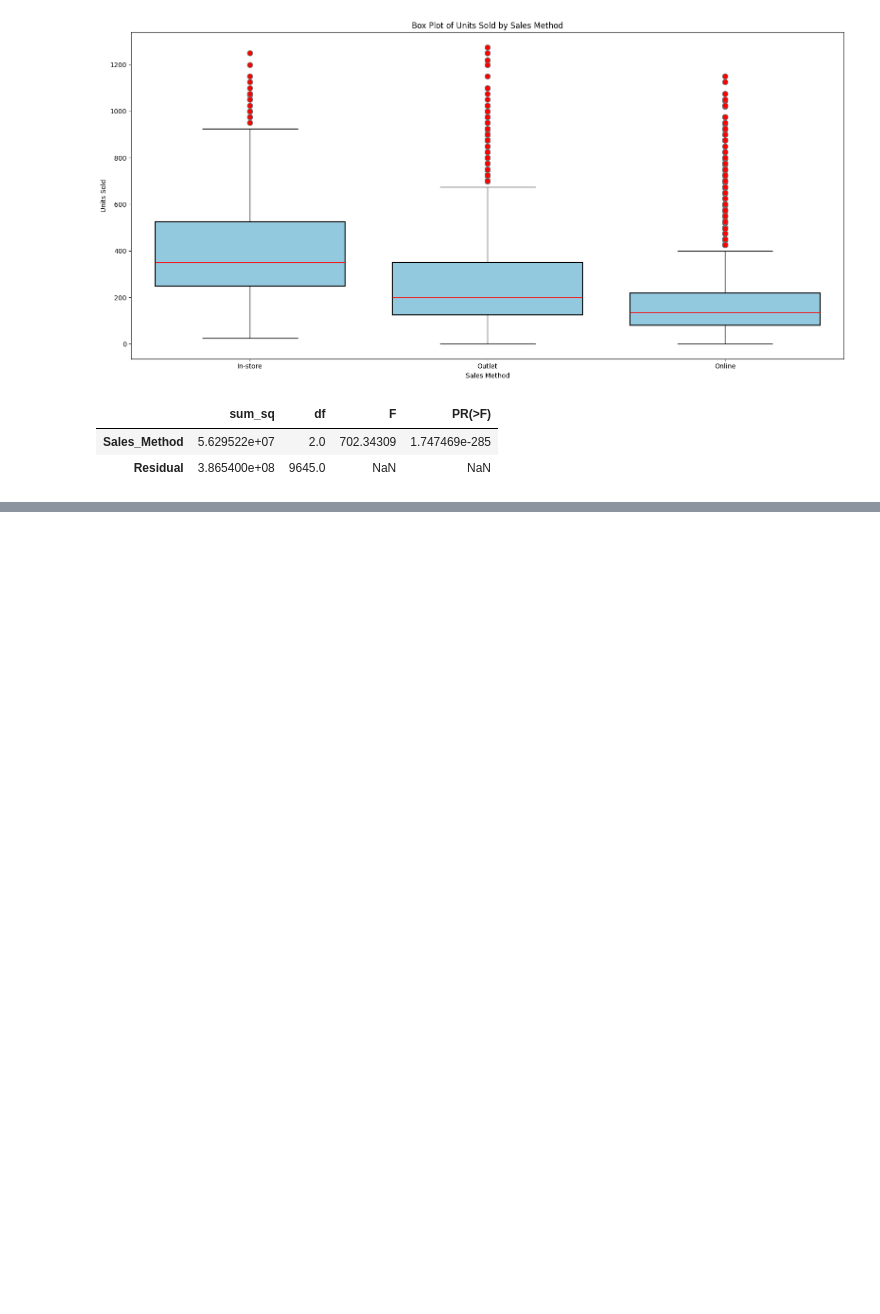
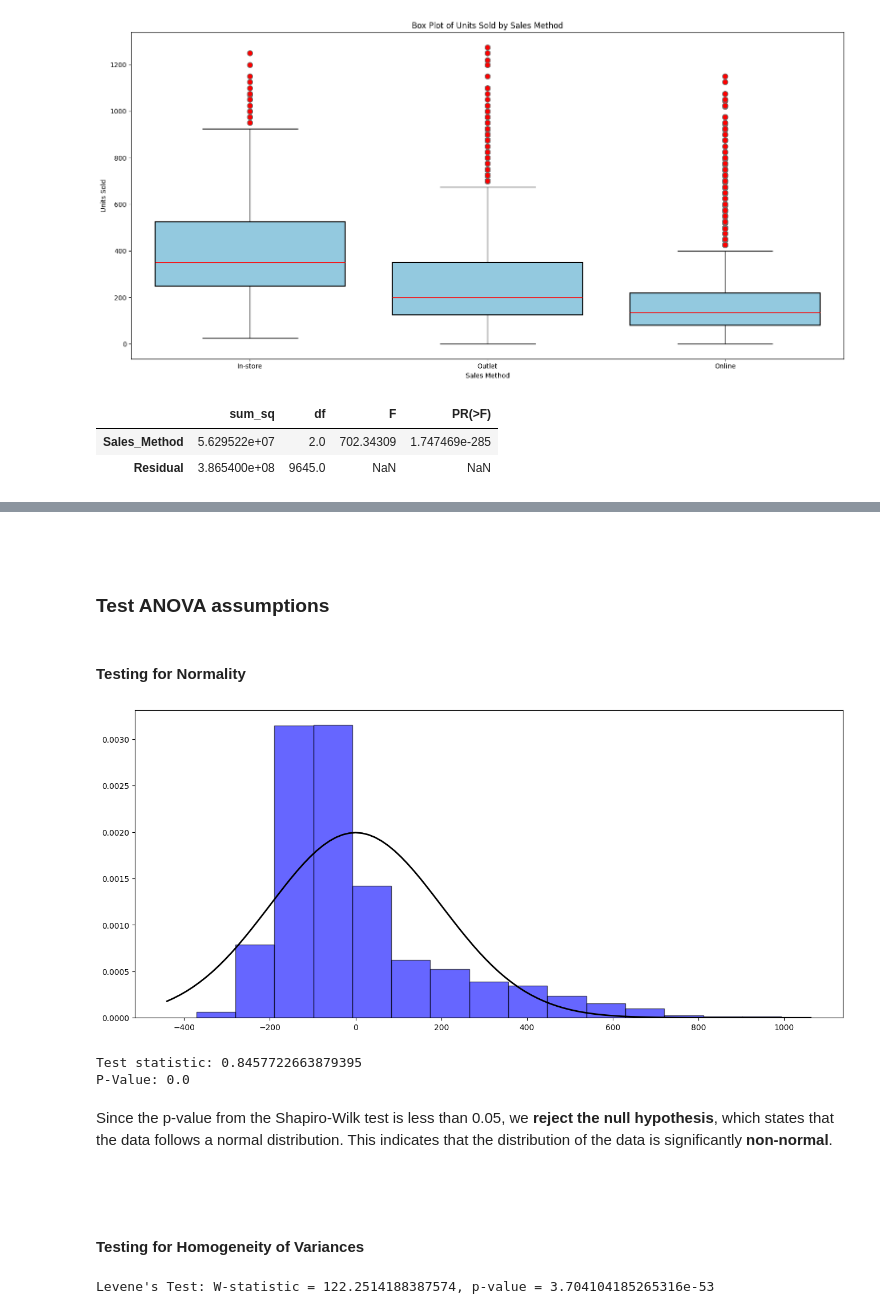
Before and after one commit to GrzegorzPus/Adidas-US-Sales-Analysis, a Jupyter notebook: ANOVA Analysis.ipynb, the cells around one changed output, grey strips where cells are left out. Saved outputs shown, nothing was run; the diff lists cells and outputs as text; code cells hidden in the pictures; blank space fills up the shorter version.

```diff
--- a/ANOVA Analysis.ipynb
+++ b/ANOVA Analysis.ipynb
@@ -337,0 +371,39 @@ r
+# %% [markdown]
+<br>
+# %% [markdown]
+### Test ANOVA assumptions
+# %% [markdown]
+#### Testing for Normality
+# %%
+plt.figure(figsize=(16,7))
+plt.hist(a.resid, bins=15, density=True, alpha=0.6, color='b', edgecolor='black')
+
+mu, std = np.mean(a.resid), np.std(a.resid)
+xmin, xmax = plt.xlim()
+x = np.linspace(xmin, xmax, 100)
+p = norm.pdf(x, mu, std)
+plt.plot(x, p, 'k', linewidth=2)
+plt.show()
+# %% [output]
+[figure, added]
+# %%
+shapiro_test_statistic, shapiro_p_value = stats.shapiro(a.resid)
+print(f'Test statistic: {shapiro_test_statistic}')
+print(f'P-Value: {shapiro_p_value}')
+# %% [output]
+Test statistic: 0.8457722663879395
+P-Value: 0.0
+# %% [markdown]
+Since the p-value from the Shapiro-Wilk test is less than 0.05, we **reject the null hypothesis**, which states that the data follows a normal distribution. This indicates that the distribution of the data is significantly **non-normal**.
+# %% [markdown]
+<br>
+# %% [markdown]
+#### Testing for Homogeneity of Variances
+# %%
+levene_test = levene(df[df['Sales_Method'] == 'In-store']['Units_Sold'],
+                     df[df['Sales_Method'] == 'Online']['Units_Sold'],
+                     df[df['Sales_Method'] == 'Outlet']['Units_Sold'])
+
+print("Levene's Test: W-statistic = {}, p-value = {}".format(levene_test.statistic, levene_test.pvalue))
+# %% [output]
+Levene's Test: W-statistic = 122.2514188387574, p-value = 3.704104185265316e-53
```
Also changed, not shown: parts of 70 cells of this notebook.
